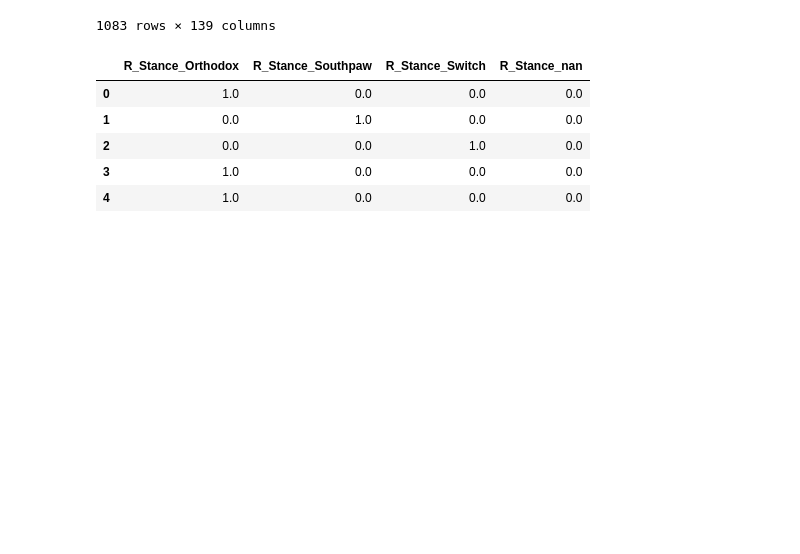
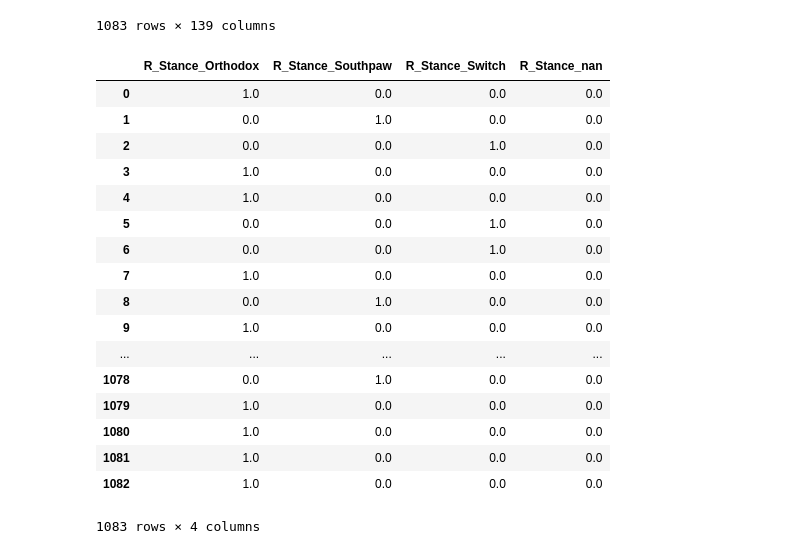
Before and after one commit to danielurdaneta/FinalProject, a Jupyter notebook: data_clean.ipynb, the cells around one changed output. Saved outputs shown, nothing was run; the diff lists cells and outputs as text; code cells hidden in the pictures; blank space fills up the shorter version.

```diff
--- a/data_clean.ipynb
+++ b/data_clean.ipynb
@@ -70,20 +81,32 @@ welter_df
 # %%
 from sklearn.preprocessing import OneHotEncoder
 enc = OneHotEncoder(sparse=False)
 
 # Fit the encoder and produce encoded DataFrame
 encode_df = pd.DataFrame(enc.fit_transform(welter_df.R_Stance.values.reshape(-1,1)))
 
 # Rename encoded columns
 encode_df.columns = enc.get_feature_names(['R_Stance'])
-encode_df.head()
+encode_df
 # %% [output]
 |  | R_Stance_Orthodox | R_Stance_Southpaw | R_Stance_Switch | R_Stance_nan |
 | 0 | 1.0 | 0.0 | 0.0 | 0.0 |
 | 1 | 0.0 | 1.0 | 0.0 | 0.0 |
 | 2 | 0.0 | 0.0 | 1.0 | 0.0 |
 | 3 | 1.0 | 0.0 | 0.0 | 0.0 |
 | 4 | 1.0 | 0.0 | 0.0 | 0.0 |
+| 5 | 0.0 | 0.0 | 1.0 | 0.0 |
+| 6 | 0.0 | 0.0 | 1.0 | 0.0 |
+| 7 | 1.0 | 0.0 | 0.0 | 0.0 |
+| 8 | 0.0 | 1.0 | 0.0 | 0.0 |
+| 9 | 1.0 | 0.0 | 0.0 | 0.0 |
+| ... | ... | ... | ... | ... |
+| 1078 | 0.0 | 1.0 | 0.0 | 0.0 |
+| 1079 | 1.0 | 0.0 | 0.0 | 0.0 |
+| 1080 | 1.0 | 0.0 | 0.0 | 0.0 |
+| 1081 | 1.0 | 0.0 | 0.0 | 0.0 |
+| 1082 | 1.0 | 0.0 | 0.0 | 0.0 |
+1083 rows × 4 columns
 # %%
 # Create the OneHotEncoder instance
 enc = OneHotEncoder(sparse=False)
```
Also changed, not shown: parts of 7 cells of this notebook, 1 other file.
